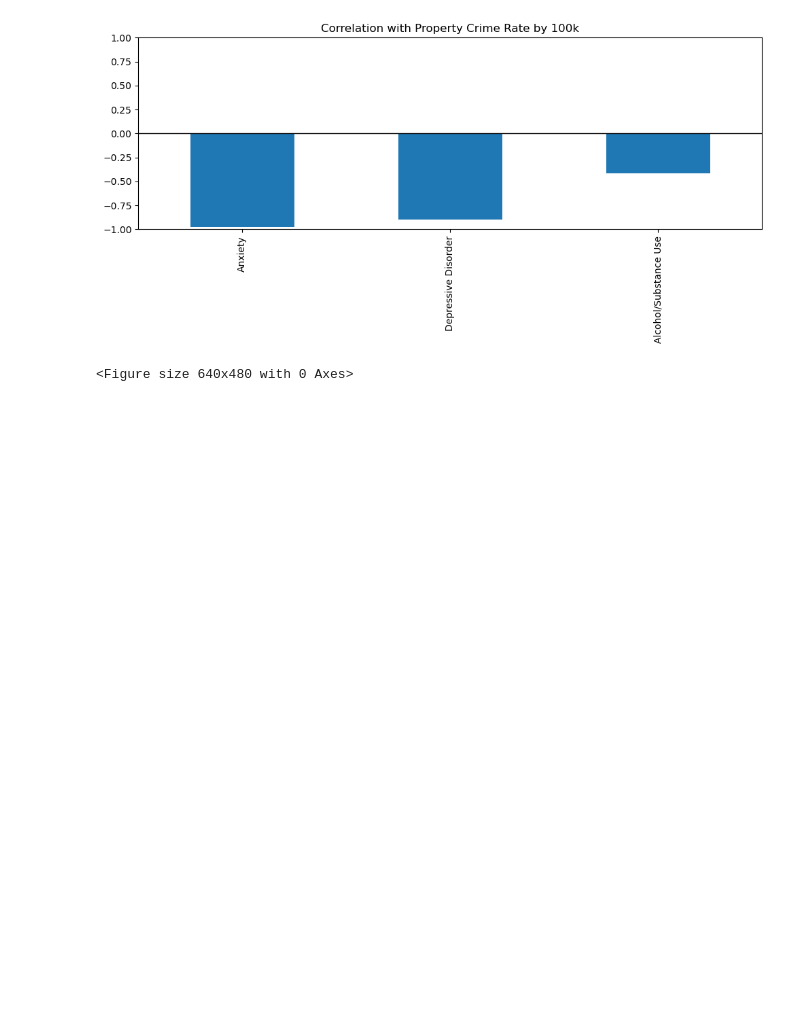
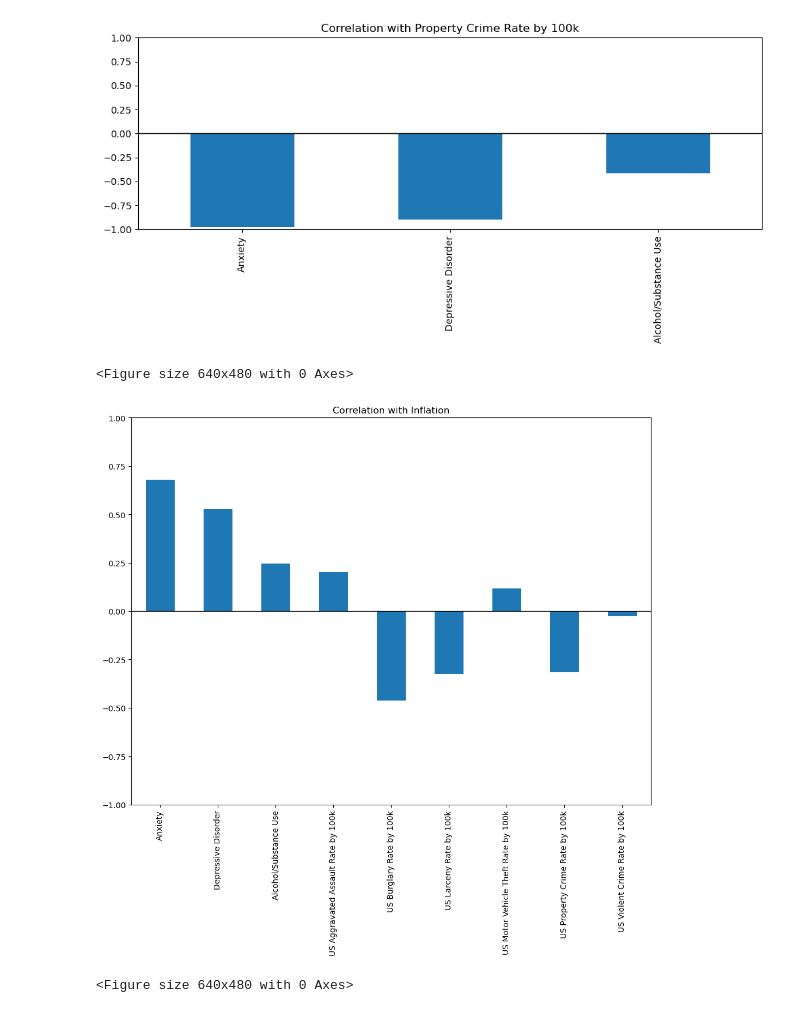
Before and after one commit to jbgraham073/ai_group_project_1, a Jupyter notebook: main.ipynb, the cells around one changed output. Saved outputs shown, nothing was run; the diff lists cells and outputs as text; code cells hidden in the pictures; blank space fills up the shorter version.

Commit message:
Plot showing correlation with Social Behaviors

```diff
--- a/main.ipynb
+++ b/main.ipynb
@@ -497,3 +497,22 @@ plt.savefig('plots/property_crime_mental_health_correlation.png')
 # %% [output]
 [figure]
 <Figure size 640x480 with 0 Axes>
+# %%
+# plot the correlation of CPI (Inflation) with the Anxiety, Depression, Substance Use, and all Crime Rate columns from the annual_df
+correlation['CPI (Inflation)'][['Anxiety', 'Depressive Disorder', 'Alcohol/Substance Use', 'US Aggravated Assault Rate by 100k', 'US Burglary Rate by 100k', 'US Larceny Rate by 100k', 'US Motor Vehicle Theft Rate by 100k', 'US Property Crime Rate by 100k', 'US Violent Crime Rate by 100k']].plot(kind='bar', figsize=(10, 10))
+# Set y limits to -1 to 1
+plt.ylim(-1, 1)
+# add a zero line
+plt.axhline(0, color='black', lw=1)
+# add a title
+plt.title('Correlation with Inflation')
+# make sure there is room for all axis labels
+plt.tight_layout()
+
+plt.show()
+
+# Save  the plot
+plt.savefig('plots/inflation_correlation_with_social_behaviors.png')
+# %% [output]
+[figure, added]
+<Figure size 640x480 with 0 Axes>
```
Also changed, not shown: 1 other file.
